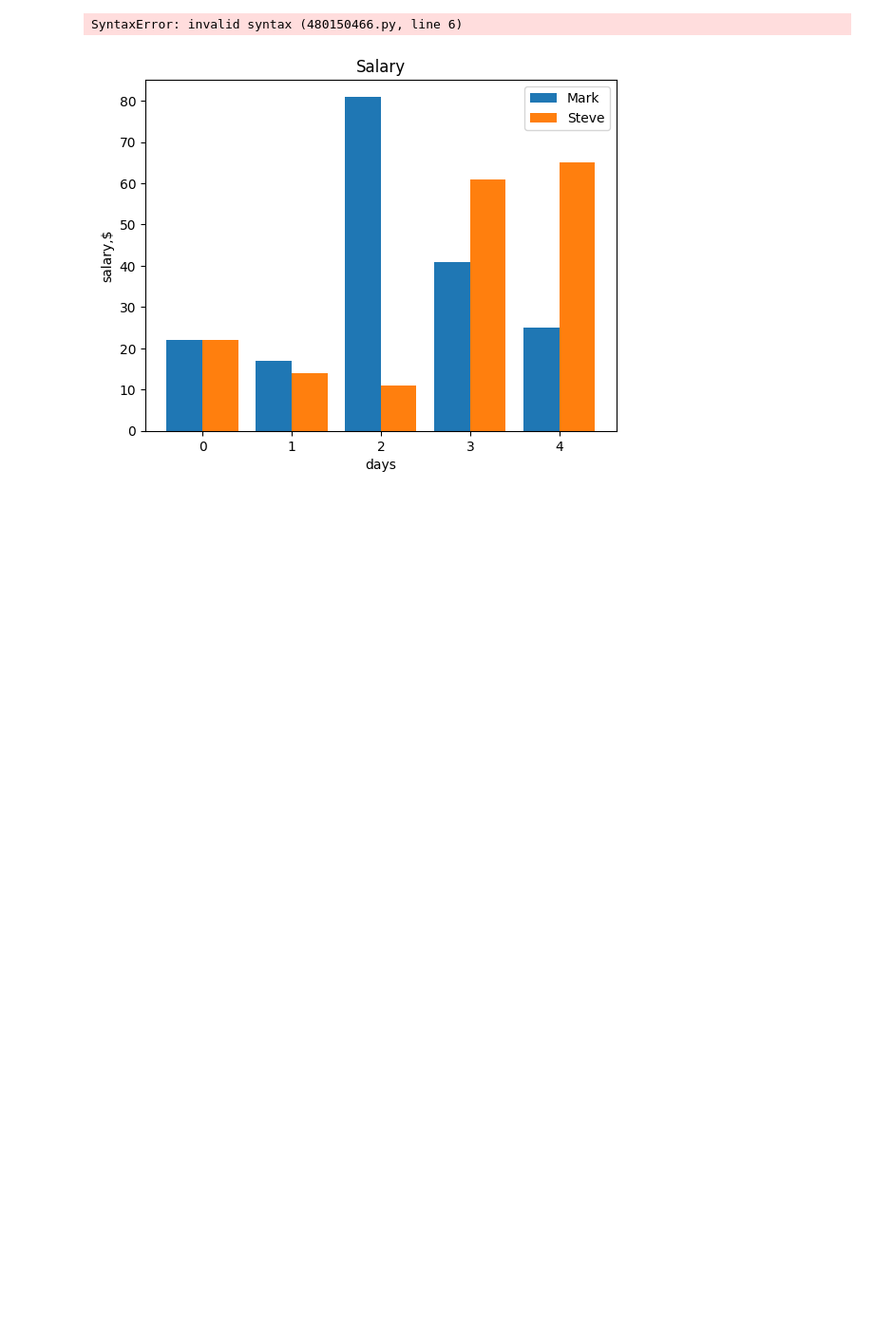
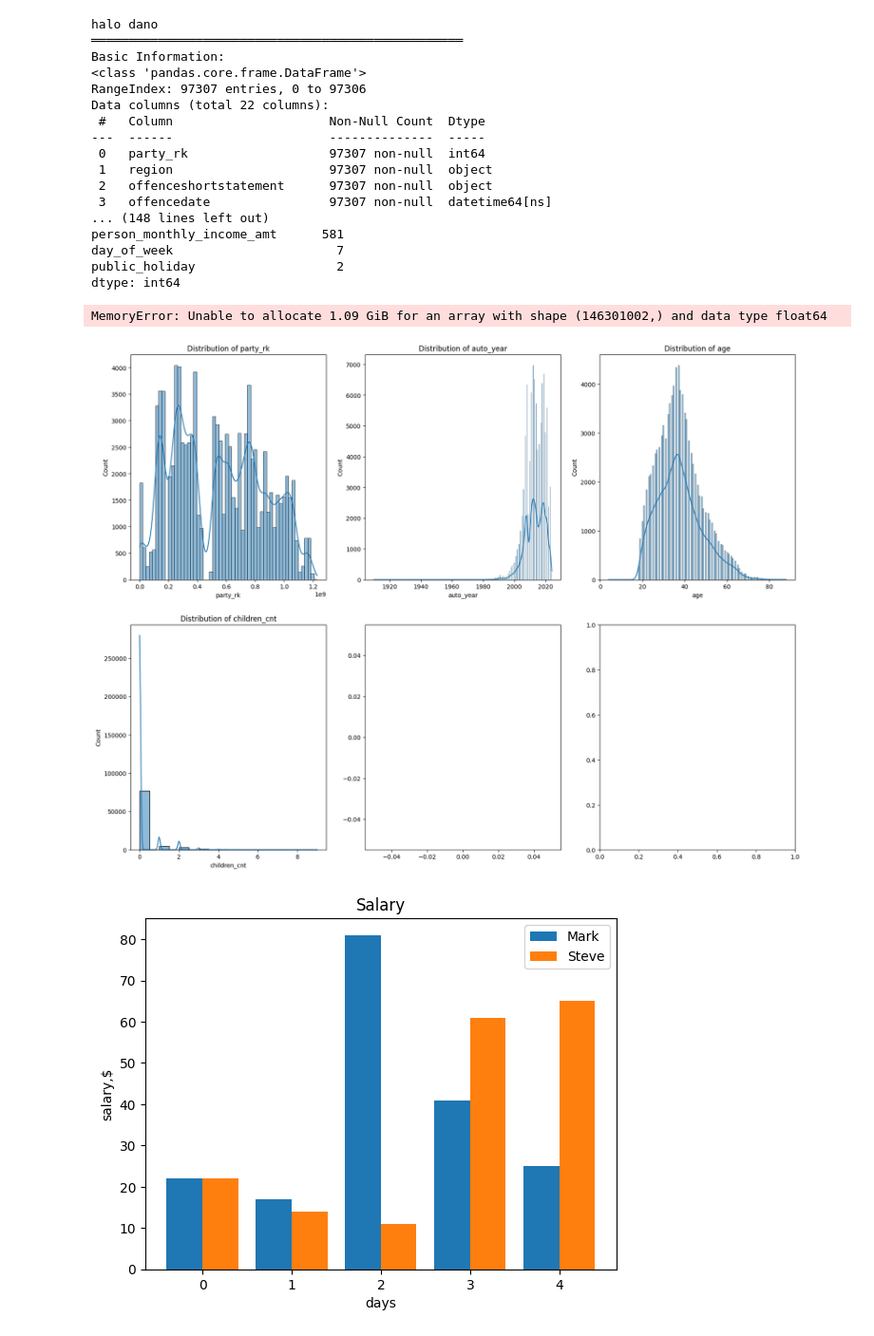
Before and after one commit to Worislooov/DANO_MSC_2025, a Jupyter notebook: main.ipynb, the cells around one changed output. Shown at 95% size. Cells and saved outputs as stored; diff of their text form; code cells hidden in the pictures; blank space fills up the shorter version.

```diff
--- a/main.ipynb
+++ b/main.ipynb
@@ -1,17 +1,35 @@
 # %%
 import pandas as pd
 import numpy as np
 import matplotlib.pyplot as plt
 import seaborn as sns
 from scipy import stats
 from cool_functions import *
 
 
 print("halo dano")
-df = pd.read_csv('example.csv')
-do_all(df)
+df = pd.read_excel('data\example.xlsx') # пример бд
+do_all(df) # пример анализа (можно удалить)
 # %% [output]
-SyntaxError: invalid syntax (480150466.py, line 6)
+halo dano
+══════════════════════════════════════════════════
+Basic Information:
+<class 'pandas.core.frame.DataFrame'>
+RangeIndex: 97307 entries, 0 to 97306
+Data columns (total 22 columns):
+ #   Column                     Non-Null Count  Dtype
+---  ------                     --------------  -----
+ 0   party_rk                   97307 non-null  int64
+ 1   region                     97307 non-null  object
+ 2   offenceshortstatement      97307 non-null  object
+ 3   offencedate                97307 non-null  datetime64[ns]
+... (148 lines left out)
+person_monthly_income_amt      581
+day_of_week                      7
+public_holiday                   2
+dtype: int64
+MemoryError: Unable to allocate 1.09 GiB for an array with shape (146301002,) and data type float64
+[figure, added]
 # %%
 width=0.4
 x_list = list(range(0,5))
```
